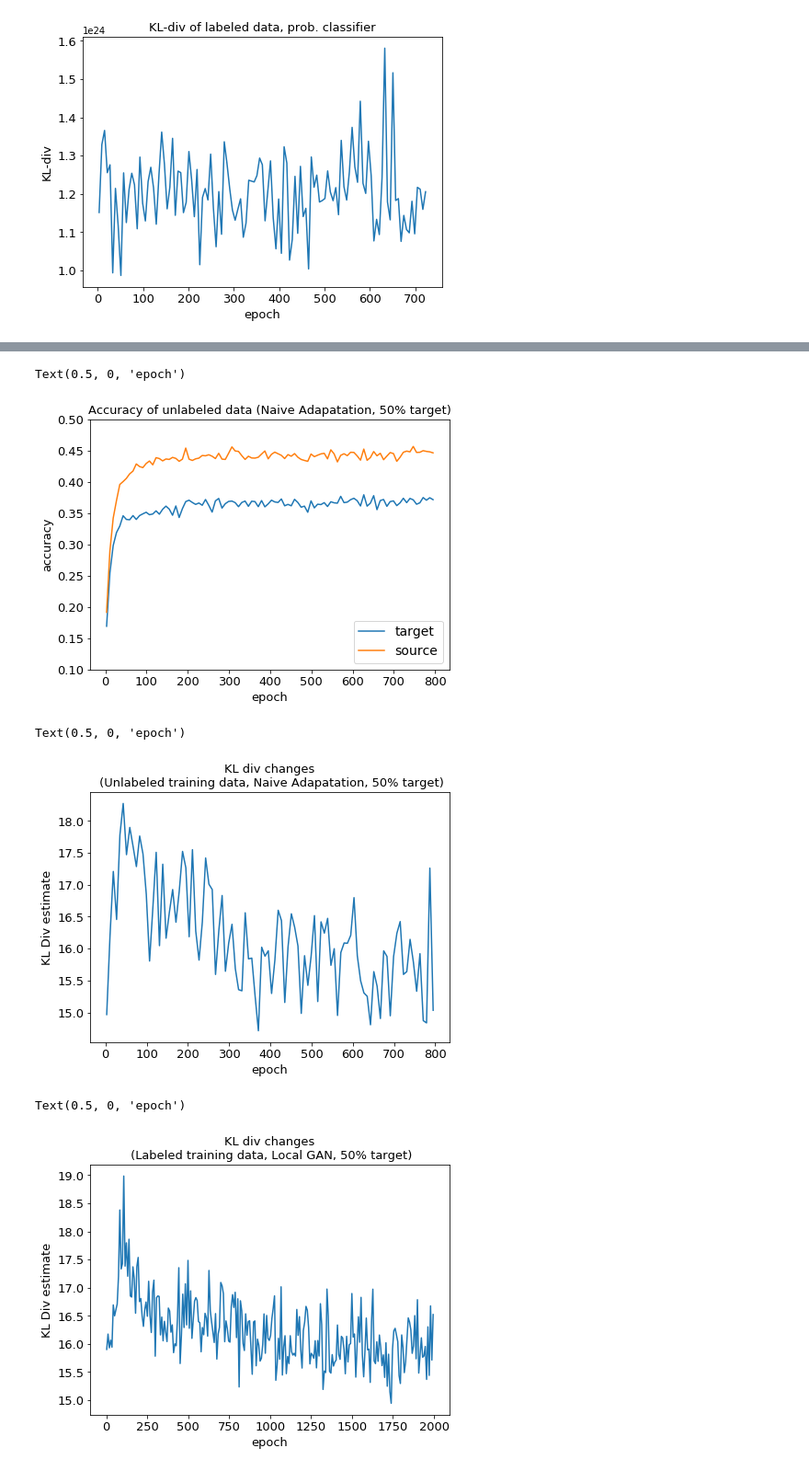
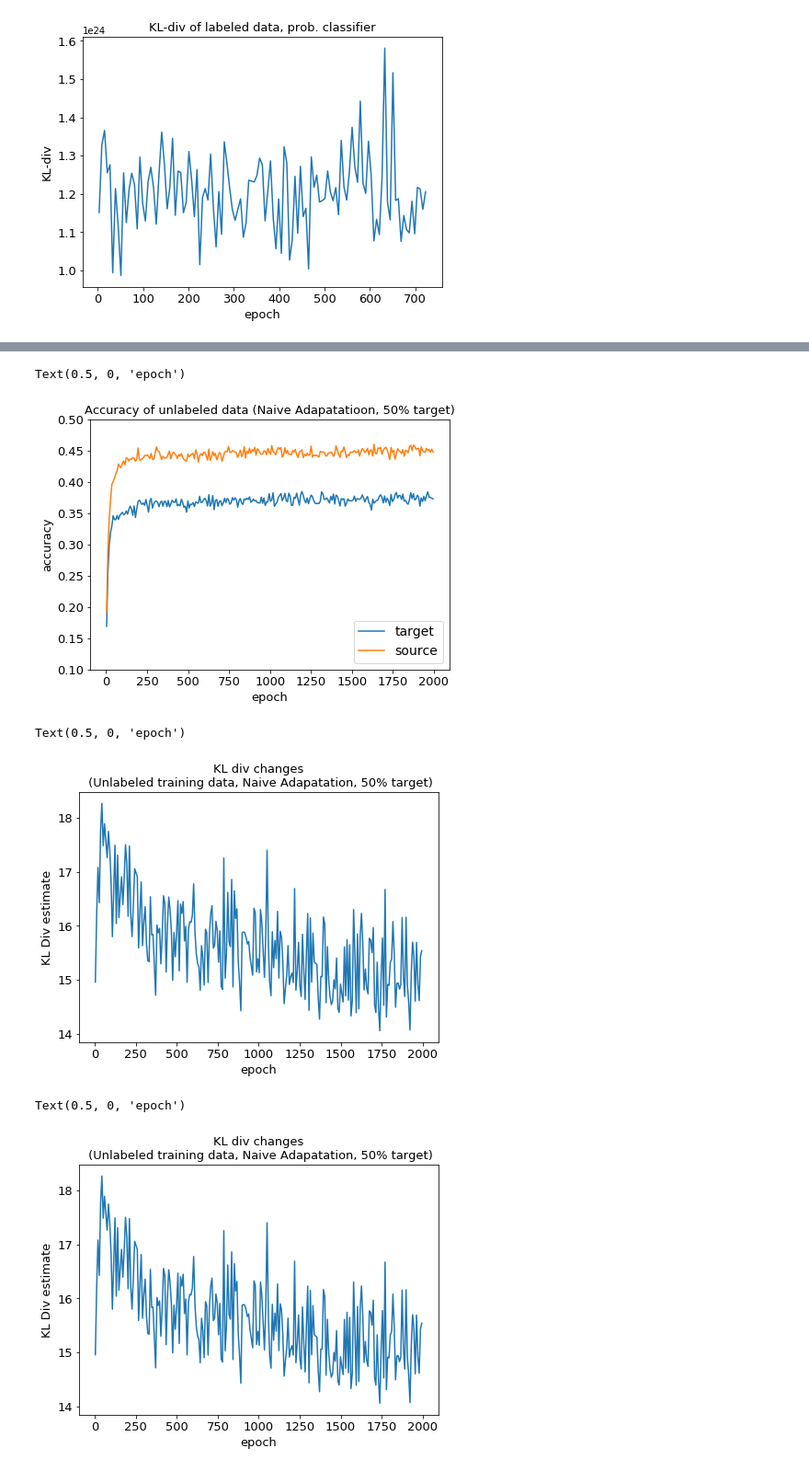
Before and after one commit to stevenliu000/time-series-domain-adaptation, a Jupyter notebook: f_div/visualization.ipynb, the cells around one changed output, grey strips where cells are left out. Shown at 92% size. Drawn from its saved outputs; the diff is of its cells as text; code cells hidden in the pictures.

Commit message:
local KL fix

```diff
--- a/f_div/visualization.ipynb
+++ b/f_div/visualization.ipynb
@@ -102,7 +182,15 @@ epochs_acc = np.load(simple_MLP_path+'epochs.npy')
+# %%
+simple_MLP_path = "/Users/stevenliu/tmp10/local-KL/local-f-gan/naive_lbl_0.5_JS_classifier/"
+unlabeled_f_div = np.load(simple_MLP_path+"KL_report_js_unlabeled.npy", allow_pickle=True)
+labeled_f_div = np.load(simple_MLP_path+"KL_report_js_labeled.npy", allow_pickle=True)
+epochs = np.load(simple_MLP_path+"epochs.npy")
+unlabeled_target_acc = np.load(simple_MLP_path+'acc_target_unlabeled_classifier_.npy')
+unlabeled_source_acc = np.load(simple_MLP_path+'acc_source_unlabeled_classifier_.npy')
+epochs_acc = np.load(simple_MLP_path+'epochs.npy')
 # %%
 plt.plot(epochs_acc, unlabeled_target_acc, label='target')
 plt.plot(epochs_acc, unlabeled_source_acc, label='source')
-plt.title('Accuracy of unlabeled data (Naive Adapatation, 50% target)', fontsize=13)
+plt.title('Accuracy of unlabeled data (Naive Adapatatioon, 50% target)', fontsize=13)
 plt.legend(loc='lower right', fontsize=14)
 plt.yticks(fontsize=13)
 plt.xticks(fontsize=13)
@@ -111,7 +199,7 @@ plt.ylabel("accuracy", fontsize=13)
 plt.xlabel('epoch', fontsize=13)
 # %% [output]
 Text(0.5, 0, 'epoch')
-[figure, old version]
+[figure, new version]
 # %%
 plt.plot(epochs, unlabeled_f_div)
 plt.title('KL div changes\n (Unlabeled training data, Naive Adapatation, 50% target)', fontsize=13)
@@ -121,14 +209,14 @@ plt.ylabel("KL Div estimate", fontsize=13)
 plt.xlabel('epoch', fontsize=13)
 # %% [output]
 Text(0.5, 0, 'epoch')
-[figure, old version]
+[figure, new version]
 # %%
-plt.plot(epochs, labeled_f_div)
-plt.title('KL div changes\n (Labeled training data, Local GAN, 50% target)', fontsize=13)
+plt.plot(epochs, unlabeled_f_div)
+plt.title('KL div changes\n (Unlabeled training data, Naive Adapatation, 50% target)', fontsize=13)
 plt.yticks(fontsize=13)
 plt.xticks(fontsize=13)
 plt.ylabel("KL Div estimate", fontsize=13)
 plt.xlabel('epoch', fontsize=13)
 # %% [output]
 Text(0.5, 0, 'epoch')
-[figure, old version]
+[figure, new version]
```
Also changed, not shown: parts of 11 cells of this notebook, 2 other files.
